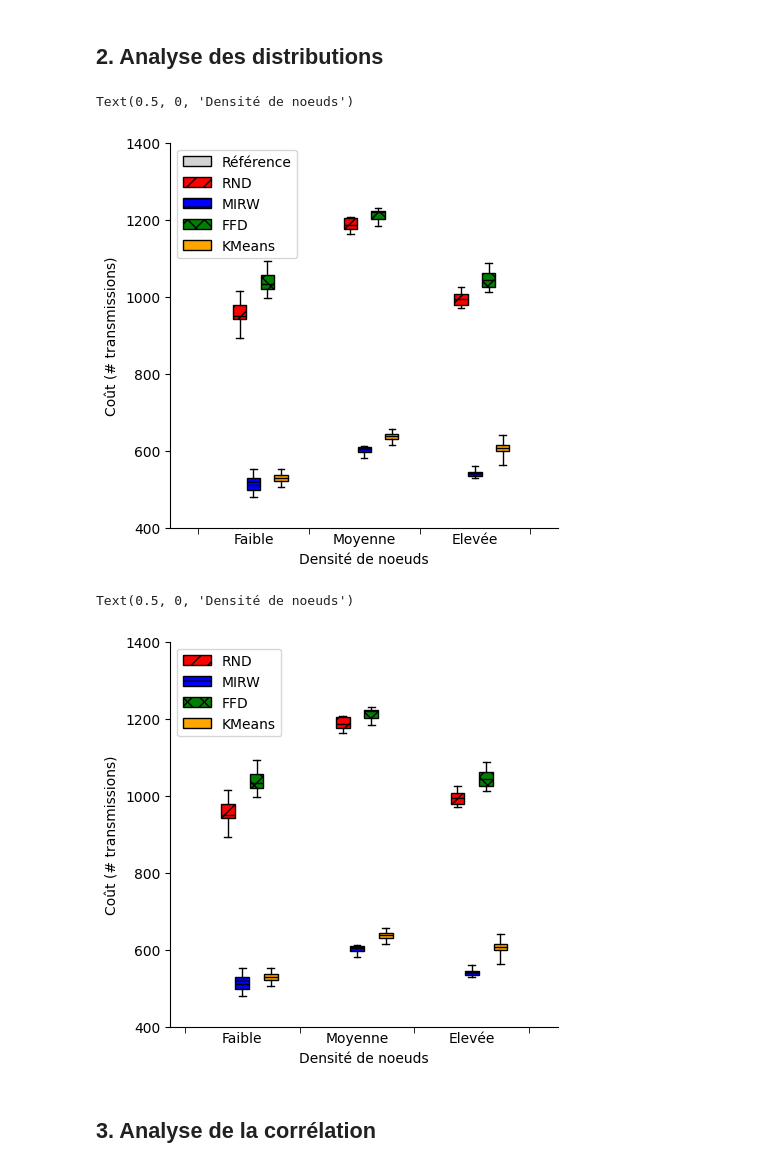
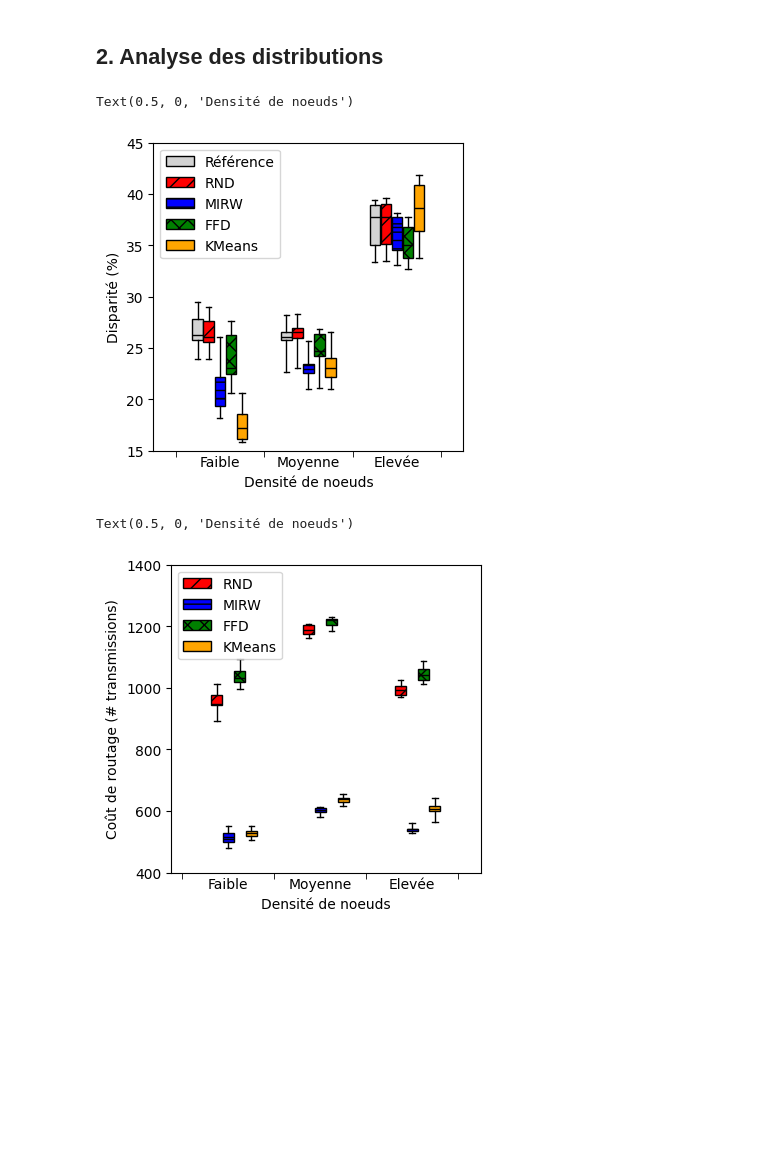
Before and after one commit to eakopyan/SwarmPy_Simulator, a Jupyter notebook: repr_these_manuscrit/chapitres/chap5_reliability.ipynb, the cells around one changed output. Cells and saved outputs as stored; diff of their text form; code cells hidden in the pictures; blank space fills up the shorter version.

```diff
--- a/repr_these_manuscrit/chapitres/chap5_reliability.ipynb
+++ b/repr_these_manuscrit/chapitres/chap5_reliability.ipynb
@@ -98,22 +171,22 @@ fig.tight_layout()
 # %% [output]
 [figure]
 # %%
-fig,ax = plt.subplots(figsize=(5,5))
+fig,ax = plt.subplots(figsize=(4,4))
 metric = 'Criticity'
 
-ax.plot(IDX, df_ref[metric], c='darkgray', label='Référence')
-ax.plot(IDX, df_rnd[metric], '-r', label='RND')
-ax.plot(IDX, df_mirw[metric], '--b', label='MIRW')
-ax.plot(IDX, df_ffd[metric], '--g', label='FFD')
-ax.plot(IDX, df_kmeans[metric], ls='-.', c='orange', label='KMeans')
+ax.plot(IDX, df_ref[metric] - df_ref[metric], c='darkgray', lw=2) #, label='Référence'
+ax.plot(IDX, df_rnd[metric] - df_ref[metric], '-r', label='RND')
+ax.plot(IDX, df_mirw[metric] - df_ref[metric], '--b', label='MIRW')
+ax.plot(IDX, df_ffd[metric] - df_ref[metric], '--g', label='FFD')
+ax.plot(IDX, df_kmeans[metric] - df_ref[metric], ls='-.', c='orange', label='KMeans')
 
-ax.spines['top'].set_visible(False)
-ax.spines['right'].set_visible(False)
+#ax.spines['top'].set_visible(False)
+#ax.spines['right'].set_visible(False)
 
 ax.legend()
 ax.set_xlabel('Temps (s)')
-ax.set_ylabel('Criticité (# sommets)')
+ax.set_ylabel('Différence (# sommets)')
 ax.set_xlim(0,TMAX)
 ax.set_xticks(np.arange(0, TMAX, 3000))
-ax.set_ylim(0, 28)
+ax.set_ylim(-20, 20)
 # %% [output]
@@ -147,7 +220,7 @@ range_low = np.arange(T_LOW-5*SAMPLE_STEP, T_LOW+5*SAMPLE_STEP, SAMPLE_STEP).tol
 range_avg = np.arange(T_MED-5*SAMPLE_STEP, T_MED+5*SAMPLE_STEP, SAMPLE_STEP).tolist()
 range_high = np.arange(T_HIGH-5*SAMPLE_STEP, T_HIGH+5*SAMPLE_STEP, SAMPLE_STEP).tolist()
 # %%
-#metric = 'RFlow'
+metric = 'Disparity'
 
 data_original = pd.DataFrame({
     'Faible': df_ref[metric].loc[df_ref.index.isin(range_low)].tolist(),
@@ -180,37 +253,41 @@ data_kmeans = pd.DataFrame({
 })
 
 datasets = [data_original, data_rnd, data_mirw, data_ffd, data_kmeans]
+# %%
+# A exécuter pour métriques en % : RFlow, Efficiency, Disparity
+for i,df in enumerate(datasets):
+    datasets[i] = datasets[i]*100
 # %%
-fig, ax = plt.subplots(figsize=(5,5))
+fig, ax = plt.subplots(figsize=(4,4))
 bp0 = box_plot(datasets, 0, 'lightgray')
 bp1 = box_plot(datasets, 1, 'red', hatch_pattern='//')
 bp2 = box_plot(datasets, 2, 'blue', hatch_pattern='--')
 bp3 = box_plot(datasets, 3, 'green', hatch_pattern='xx')
 bp4 = box_plot(datasets, 4, 'orange', hatch_pattern=None)
 
 plt.xticks(np.arange(len(list(datasets[0]))) + 1)
 plt.gca().xaxis.set_minor_locator(ticker.FixedLocator(
     np.array(range(len(list(datasets[0])) + 1)) + 0.5)
 )
 plt.gca().tick_params(axis='x', which='minor', length=4)
 plt.gca().tick_params(axis='x', which='major', length=0)
 
-ax.spines['top'].set_visible(False)
-ax.spines['right'].set_visible(False)
+#ax.spines['top'].set_visible(False)
+#ax.spines['right'].set_visible(False)
 
 ax.legend(
     [bp0["boxes"][0], bp1["boxes"][0], bp2["boxes"][0], bp3["boxes"][0], bp4["boxes"][0]],
     ['Référence', 'RND', 'MIRW', 'FFD', 'KMeans'],
-    loc='upper left')
-ax.set_ylim(400, 1400)
-ax.set_ylabel('Coût (# transmissions)')
+    loc='best')
+ax.set_ylim(15,45)
+ax.set_ylabel('Disparité (%)')
 ax.set_xlabel('Densité de noeuds')
 # %% [output]
 Text(0.5, 0, 'Densité de noeuds')
-[figure, old version]
+[figure, new version]
 # %%
 # RCost
-fig, ax = plt.subplots(figsize=(5,5))
+fig, ax = plt.subplots(figsize=(4,4))
 bp1 = box_plot(datasets, 1, 'red', hatch_pattern='//')
 bp2 = box_plot(datasets, 2, 'blue', hatch_pattern='--')
 bp3 = box_plot(datasets, 3, 'green', hatch_pattern='xx')
@@ -223,19 +300,17 @@ plt.gca().xaxis.set_minor_locator(ticker.FixedLocator(
 plt.gca().tick_params(axis='x', which='minor', length=4)
 plt.gca().tick_params(axis='x', which='major', length=0)
 
-ax.spines['top'].set_visible(False)
-ax.spines['right'].set_visible(False)
+#ax.spines['top'].set_visible(False)
+#ax.spines['right'].set_visible(False)
 
 ax.legend(
     [bp1["boxes"][0], bp2["boxes"][0], bp3["boxes"][0], bp4["boxes"][0]],
     ['RND', 'MIRW', 'FFD', 'KMeans'],
     loc='upper left')
 ax.set_ylim(400, 1400)
-ax.set_ylabel('Coût (# transmissions)')
+ax.set_ylabel('Coût de routage (# transmissions)')
 ax.set_xlabel('Densité de noeuds')
 # %% [output]
 Text(0.5, 0, 'Densité de noeuds')
-[figure, old version]
+[figure, new version]
-# %% [markdown]
-## 3. Analyse de la corrélation
 # %%
```
Also changed, not shown: parts of 8 cells of this notebook, 13 other files.
